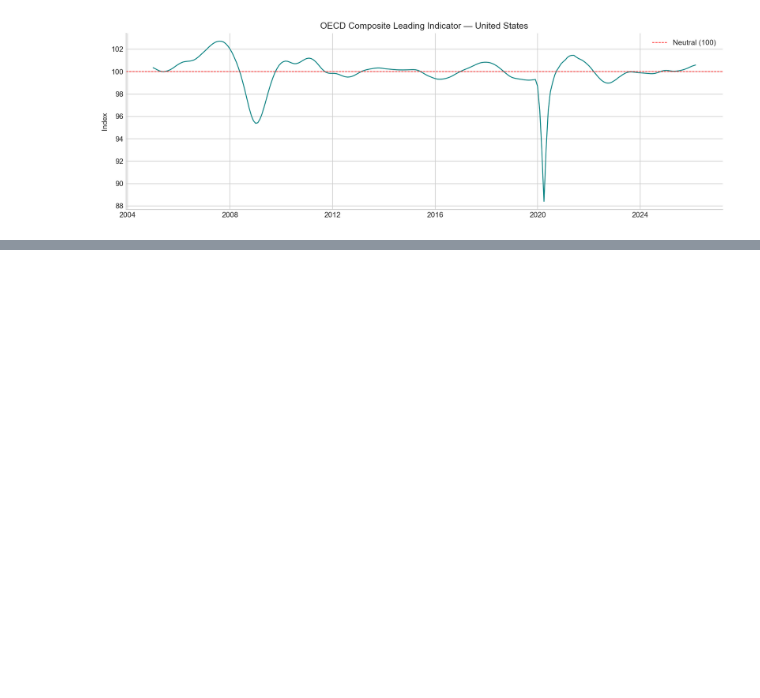
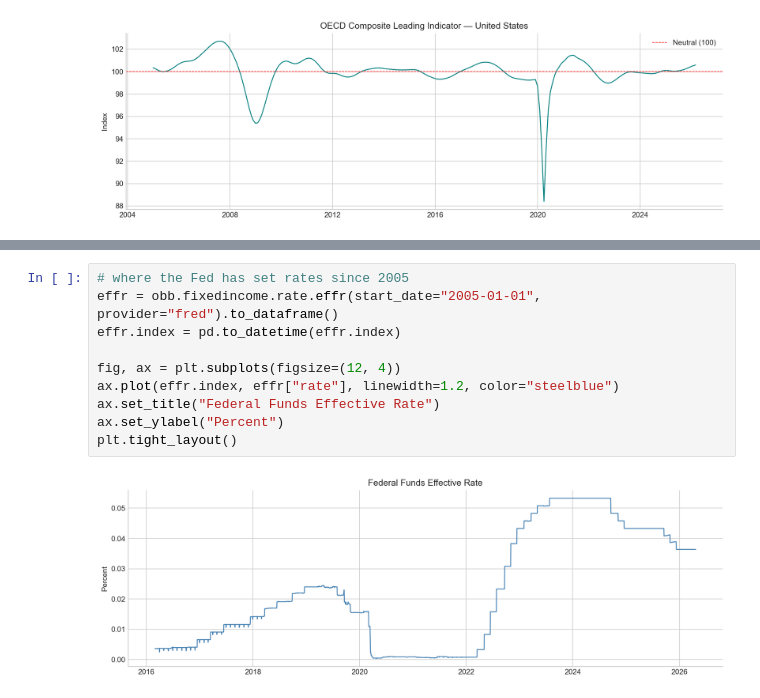
Before and after one commit to fahadtaimur/market-streaming-platform, a Jupyter notebook: notebooks/00_data_feeds.ipynb, the cells around one changed output, grey strips where cells are left out. Drawn from its saved outputs; the diff is of its cells as text; blank space fills up the shorter version.

```diff
--- a/notebooks/00_data_feeds.ipynb
+++ b/notebooks/00_data_feeds.ipynb
@@ -202,0 +503,12 @@ screener_df.sample(10)
+# %%
+# where the Fed has set rates since 2005
+effr = obb.fixedincome.rate.effr(start_date="2005-01-01", provider="fred").to_dataframe()
+effr.index = pd.to_datetime(effr.index)
+
+fig, ax = plt.subplots(figsize=(12, 4))
+ax.plot(effr.index, effr["rate"], linewidth=1.2, color="steelblue")
+ax.set_title("Federal Funds Effective Rate")
+ax.set_ylabel("Percent")
+plt.tight_layout()
+# %% [output]
+[figure, added]
```
Also changed, not shown: parts of 37 cells of this notebook, 6 other files.
